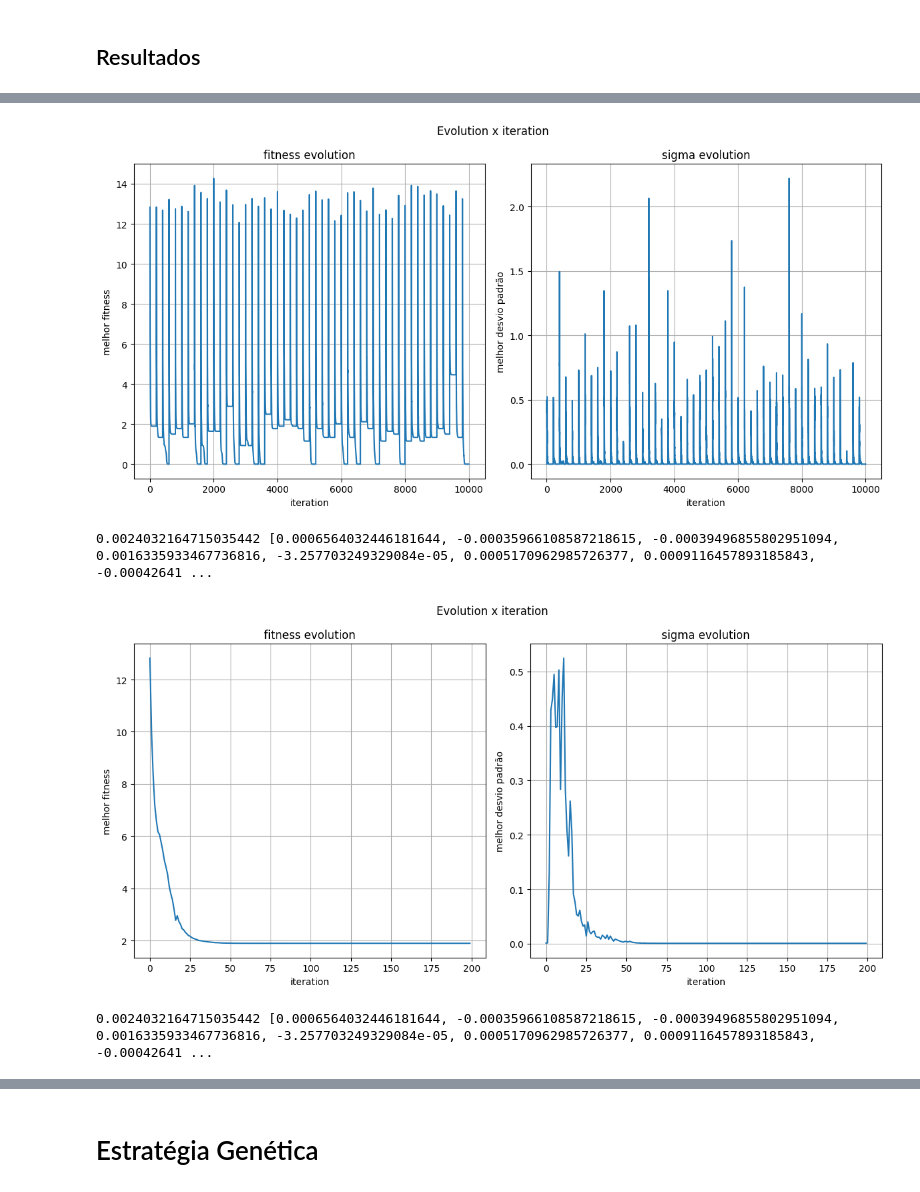
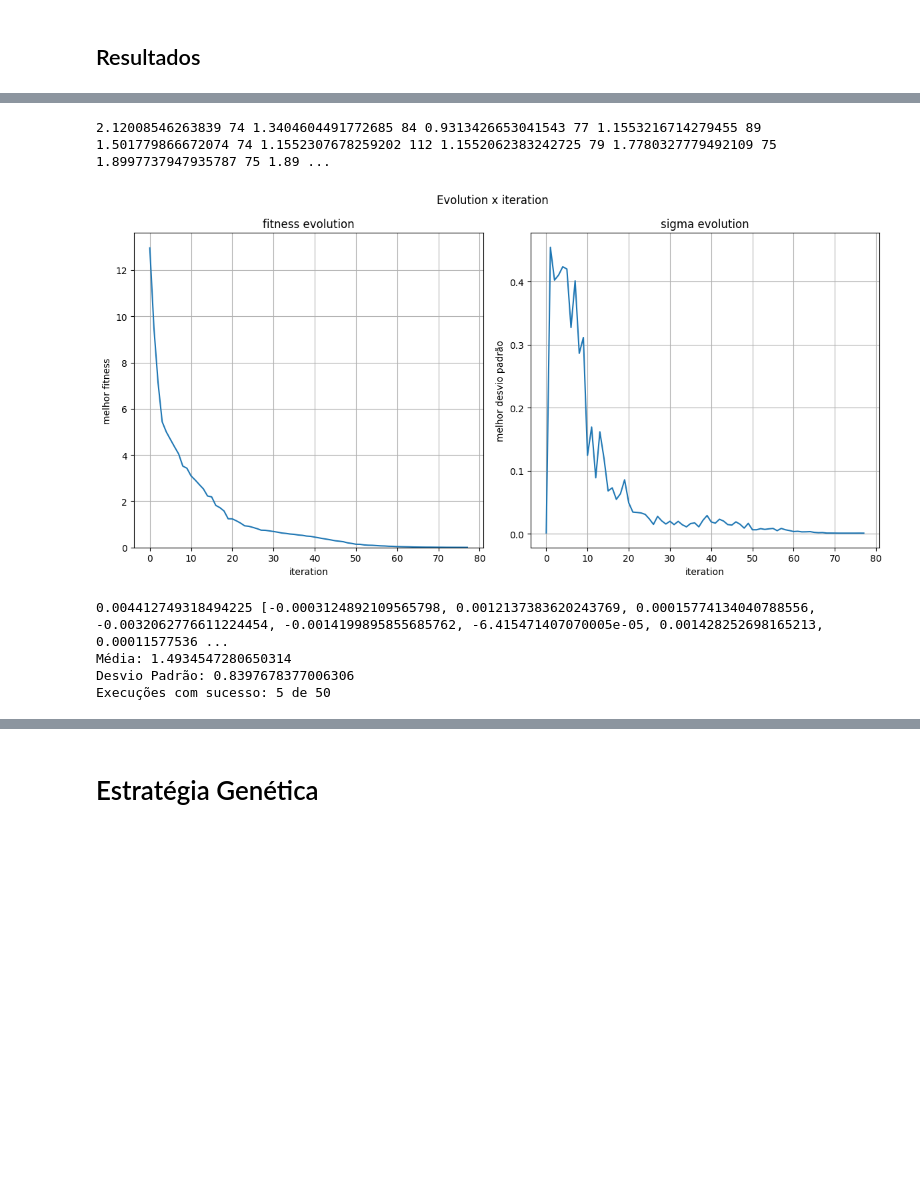
Before and after one commit to vhlk/EEAckleyFunc, a Jupyter notebook: AckleyEE.ipynb, the cells around one changed output, grey strips where cells are left out. Drawn from its saved outputs; the diff is of its cells as text; code cells hidden in the pictures; blank space fills up the shorter version.

```diff
--- a/AckleyEE.ipynb
+++ b/AckleyEE.ipynb
@@ -328,18 +356,16 @@ plot_results(best_fitness, best_solution, bests_fitness[:200], bests_sigma[:200]
 # %%
 FITNESS_FUNC = ackley_funct
 CROSSOVER_FUNC = local_intermediary
 SURV_SELECTION_FUNC = generational
-POPULACAO = POP_TEST.copy()
 
-best_fitness, best_solution, bests_fitness, bests_sigma, iteration = generate_solution()
+run_executions()
+# %% [output]
+2.12008546263839 74 1.3404604491772685 84 0.9313426653041543 77 1.1553216714279455 89 1.501779866672074 74 1.1552307678259202 112 1.1552062383242725 79 1.7780327779492109 75 1.8997737947935787 75 1.89 ...
+[figure, added]
+0.004412749318494225 [-0.0003124892109565798, 0.0012137383620243769, 0.00015774134040788556, -0.0032062776611224454, -0.0014199895855685762, -6.415471407070005e-05, 0.001428252698165213, 0.00011577536 ...
+Média: 1.4934547280650314
+Desvio Padrão: 0.8397678377006306
+Execuções com sucesso: 5 de 50
-# %%
-plot_results(best_fitness, best_solution, bests_fitness, bests_sigma, iteration)
-plot_results(best_fitness, best_solution, bests_fitness[:200], bests_sigma[:200], min(iteration,200))
-# %% [output]
-[figure, removed]
-0.0024032164715035442 [0.0006564032446181644, -0.00035966108587218615, -0.00039496855802951094, 0.0016335933467736816, -3.257703249329084e-05, 0.0005170962985726377, 0.0009116457893185843, -0.00042641 ...
-[figure, removed]
-0.0024032164715035442 [0.0006564032446181644, -0.00035966108587218615, -0.00039496855802951094, 0.0016335933467736816, -3.257703249329084e-05, 0.0005170962985726377, 0.0009116457893185843, -0.00042641 ...
 # %%
 FITNESS_FUNC = ackley_funct
 CROSSOVER_FUNC = local_intermediary
```
Also changed, not shown: parts of 26 cells of this notebook.
